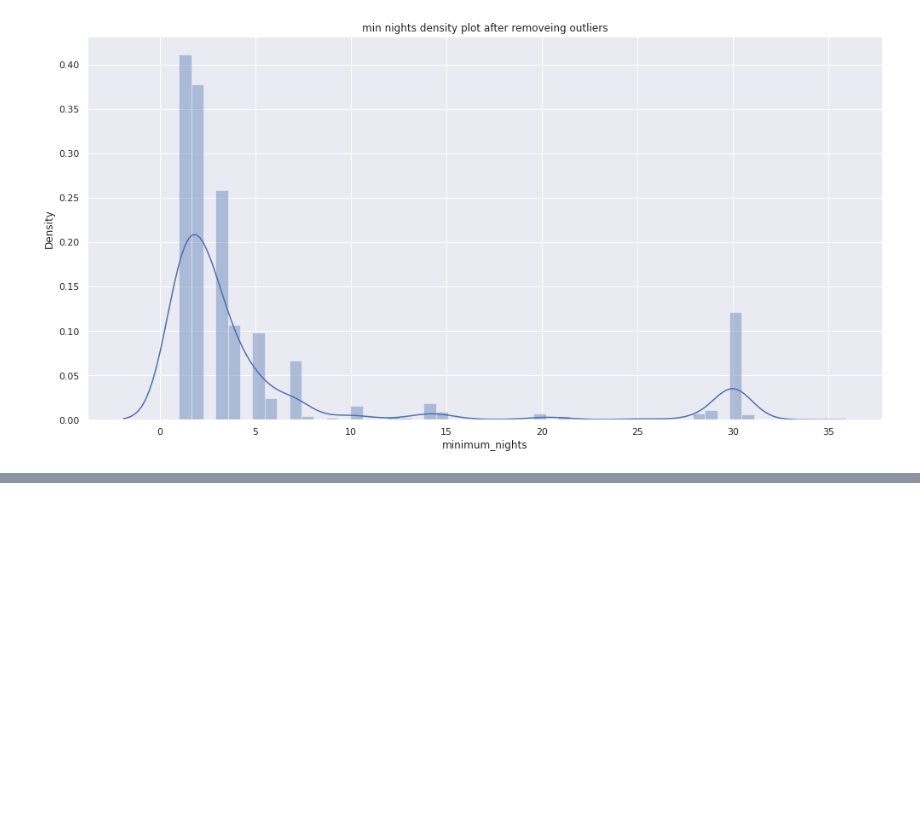
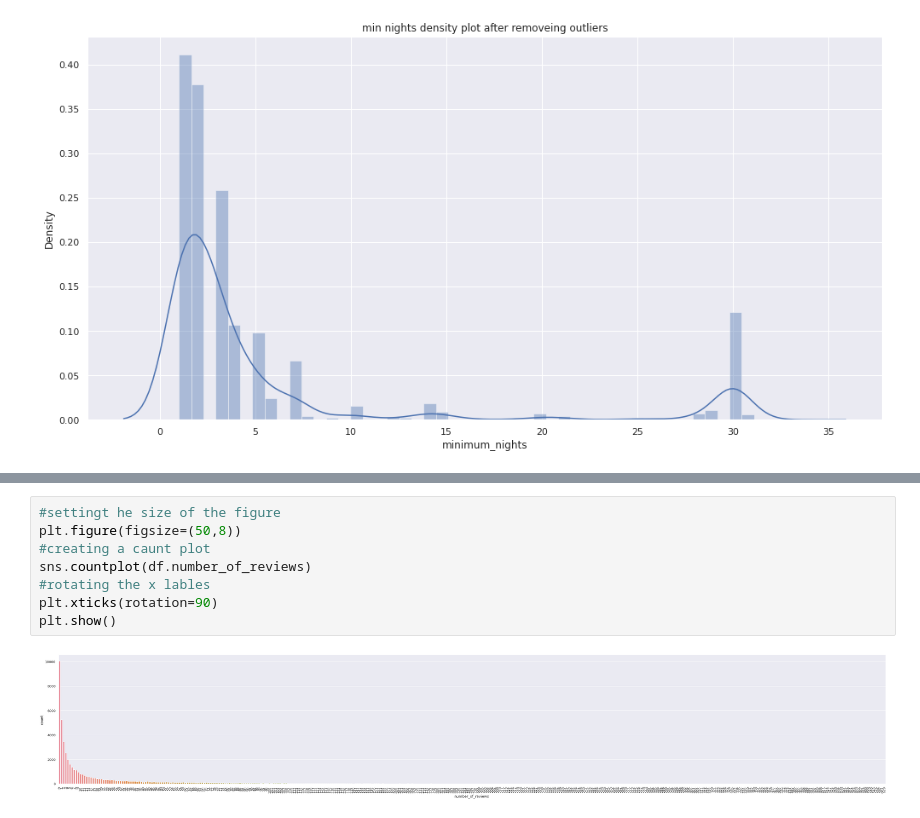
Before and after one commit to pradyumn280899/Airbnb-Bookings-Analysis, a Jupyter notebook: Airbnb_Bookings_Analysis_Capstone_Project.ipynb, the cells around one changed output, grey strips where cells are left out. Saved outputs shown, nothing was run; the diff lists cells and outputs as text; blank space fills up the shorter version.

```diff
--- a/Airbnb_Bookings_Analysis_Capstone_Project.ipynb
+++ b/Airbnb_Bookings_Analysis_Capstone_Project.ipynb
@@ -435,0 +447,10 @@ Text(0.5, 1.0, 'min nights density plot after removeing outliers')
+# %%
+#settingt he size of the figure
+plt.figure(figsize=(50,8))
+#creating a caunt plot
+sns.countplot(df.number_of_reviews)
+#rotating the x lables
+plt.xticks(rotation=90)
+plt.show()
+# %% [output]
+[figure, added]
```
Also changed, not shown: parts of 23 cells of this notebook.
